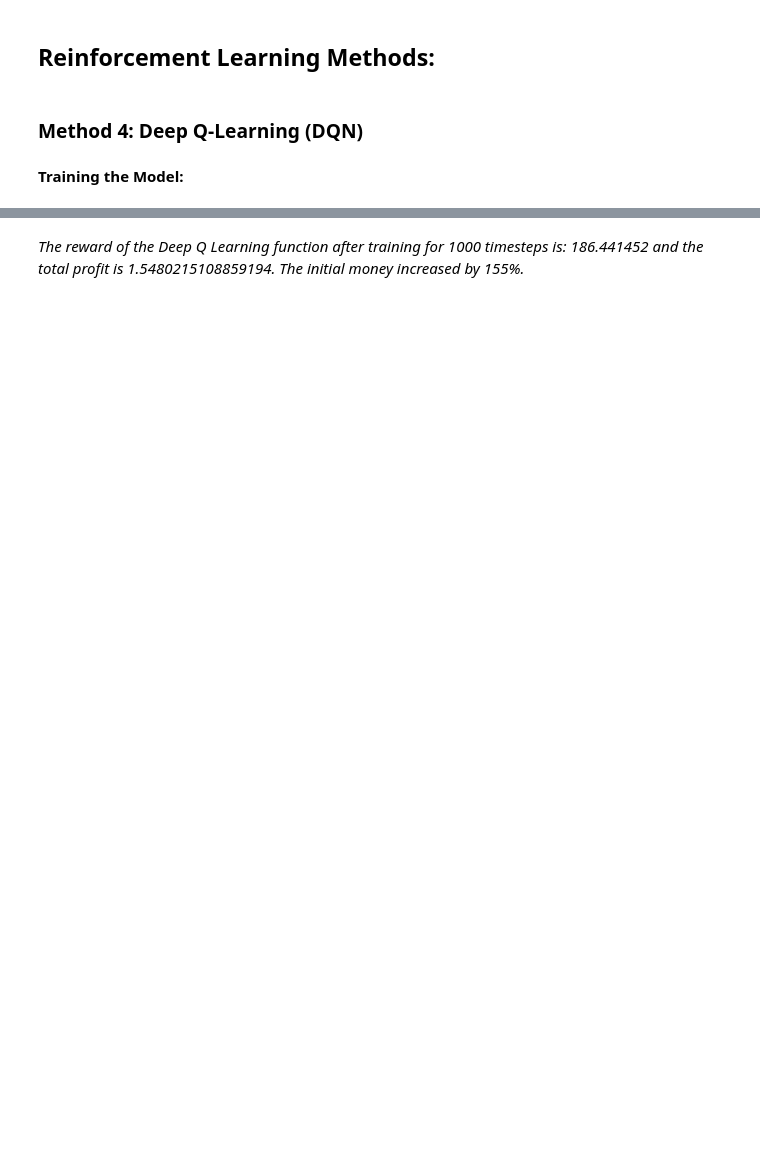
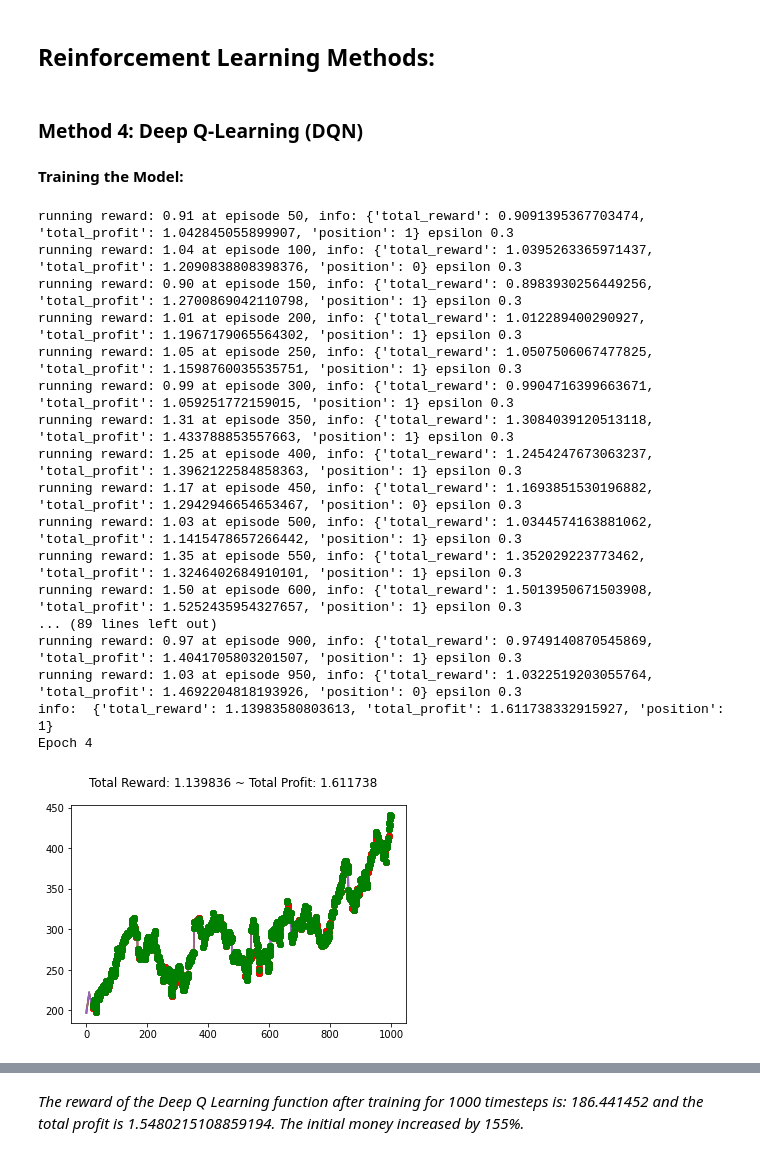
Before and after one commit to fshi3/RL_stock_trading, a Jupyter notebook: RL_Stock_Trading_Custom_Reward.ipynb, the cells around one changed output, grey strips where cells are left out. Saved outputs shown, nothing was run; the diff lists cells and outputs as text; code cells hidden in the pictures; blank space fills up the shorter version.

```diff
--- a/RL_Stock_Trading_Custom_Reward.ipynb
+++ b/RL_Stock_Trading_Custom_Reward.ipynb
@@ -245,14 +299,20 @@ env_1.render_all()
 gamma = 0.99
 actsize = env_1.action_space.n
 obssize = env_1.observation_space.low.size
-window_size = 10
+window_size = 20
+
+tf.random.set_seed(69420)
 # %%
 def model_creator():
     model = keras.Sequential()
-    model.add(layers.Dense(128,activation="relu",  dtype='float64', input_shape=(window_size,)))
-    model.add(layers.Dense(500,activation="relu"))
-    model.add(layers.Dense(1000,activation="relu"))
-    model.add(layers.Dense(actsize,activation="linear"))
+    model.add(layers.Reshape((1,window_size), input_shape=(window_size,)))
+    model.add(layers.LSTM(1, return_sequences=True))
+    model.add(layers.LSTM(1, return_sequences=False))
+    #model.add(layers.Dense(128,activation="relu",  dtype='float64', input_shape=(window_size,)))
+    #model.add(layers.Dense(500,activation="relu"))
+    #model.add(layers.Dense(1000,activation="relu"))
+    #model.add(layers.Dense(30))
+    model.add(layers.Dense(actsize))
     return model
 # %%
 batch_size = 10
@@ -267,11 +327,11 @@ model_target.build((batch_size,obssize,))
 **Training the Model:**
 # %%
 # environment for training
-env_training = gym.make('advanced-stocks-v0', df = STOCKS_GOOGL, window_size = window_size+1, frame_bound = (window_size+1, 1500))
+env_training = gym.make('advanced-stocks-v0', df = STOCKS_GOOGL, window_size = window_size+1, frame_bound = (window_size+1, 1000))
 # %%
 #tf.keras.backend.set_floatx('float64')
 # %%
-optimizer = keras.optimizers.Adam(learning_rate=0.0005)
+optimizer = keras.optimizers.SGD(learning_rate=0.0005)
 
 
     # Our Experience Replay memory
@@ -293,10 +353,7 @@ update_after_actions = 4
 target_update_every = 50
 loss_function = keras.losses.MeanSquaredError()
 
-epochs = 20
-
-
-def train(model, env, epsilon, adpative=True):
+def train(model, env, eps = 0.3, epochs=5):
 
     for epoch in range(epochs):
       running_reward = 0
@@ -306,8 +363,8 @@ def train(model, env, epsilon, adpative=True):
       #adpative = True
       #if adpative:
       #  epsilon = np.exp(-1e-2 * timestep_count)
-      epsilon = 1 - (epoch+1)/epochs
-      state = env_training.reset()
+      epsilon = eps#1 - (epoch+1)/epochs
+      state = env.reset()
       while True:
           timestep_count += 1
 
@@ -328,7 +385,7 @@ def train(model, env, epsilon, adpative=True):
               # Choose the best action
               action = int(tf.keras.backend.argmax(action_vals))
 
-          state_next, reward, done, info = env_training.step(action)
+          state_next, reward, done, info = env.step(action)
           #state_next = state_next[0]
 
 
@@ -401,9 +458,28 @@ def train(model, env, epsilon, adpative=True):
               print("info: ", info)
               break
       print("Epoch " + str(epoch))
-      env_training.render_all()
+      env.render_all()
 # %%
 # train on Google stock data from timestep 1 to 1000
-train(model, env_training, 1, True)
+train(model, env_training)
+# %% [output]
+running reward: 0.91 at episode 50, info: {'total_reward': 0.9091395367703474, 'total_profit': 1.042845055899907, 'position': 1} epsilon 0.3
+running reward: 1.04 at episode 100, info: {'total_reward': 1.0395263365971437, 'total_profit': 1.2090838808398376, 'position': 0} epsilon 0.3
+running reward: 0.90 at episode 150, info: {'total_reward': 0.8983930256449256, 'total_profit': 1.2700869042110798, 'position': 1} epsilon 0.3
+running reward: 1.01 at episode 200, info: {'total_reward': 1.012289400290927, 'total_profit': 1.1967179065564302, 'position': 1} epsilon 0.3
+running reward: 1.05 at episode 250, info: {'total_reward': 1.0507506067477825, 'total_profit': 1.1598760035535751, 'position': 1} epsilon 0.3
+running reward: 0.99 at episode 300, info: {'total_reward': 0.9904716399663671, 'total_profit': 1.059251772159015, 'position': 1} epsilon 0.3
+running reward: 1.31 at episode 350, info: {'total_reward': 1.3084039120513118, 'total_profit': 1.433788853557663, 'position': 1} epsilon 0.3
+running reward: 1.25 at episode 400, info: {'total_reward': 1.2454247673063237, 'total_profit': 1.3962122584858363, 'position': 1} epsilon 0.3
+running reward: 1.17 at episode 450, info: {'total_reward': 1.1693851530196882, 'total_profit': 1.2942946654653467, 'position': 0} epsilon 0.3
+running reward: 1.03 at episode 500, info: {'total_reward': 1.0344574163881062, 'total_profit': 1.1415478657266442, 'position': 1} epsilon 0.3
+running reward: 1.35 at episode 550, info: {'total_reward': 1.352029223773462, 'total_profit': 1.3246402684910101, 'position': 1} epsilon 0.3
+running reward: 1.50 at episode 600, info: {'total_reward': 1.5013950671503908, 'total_profit': 1.5252435954327657, 'position': 1} epsilon 0.3
+... (89 lines left out)
+running reward: 0.97 at episode 900, info: {'total_reward': 0.9749140870545869, 'total_profit': 1.4041705803201507, 'position': 1} epsilon 0.3
+running reward: 1.03 at episode 950, info: {'total_reward': 1.0322519203055764, 'total_profit': 1.4692204818193926, 'position': 0} epsilon 0.3
+info:  {'total_reward': 1.13983580803613, 'total_profit': 1.611738332915927, 'position': 1}
+Epoch 4
+[figure, added]
 # %%
 model.save("trained_model")
```
Also changed, not shown: parts of 11 cells of this notebook.
